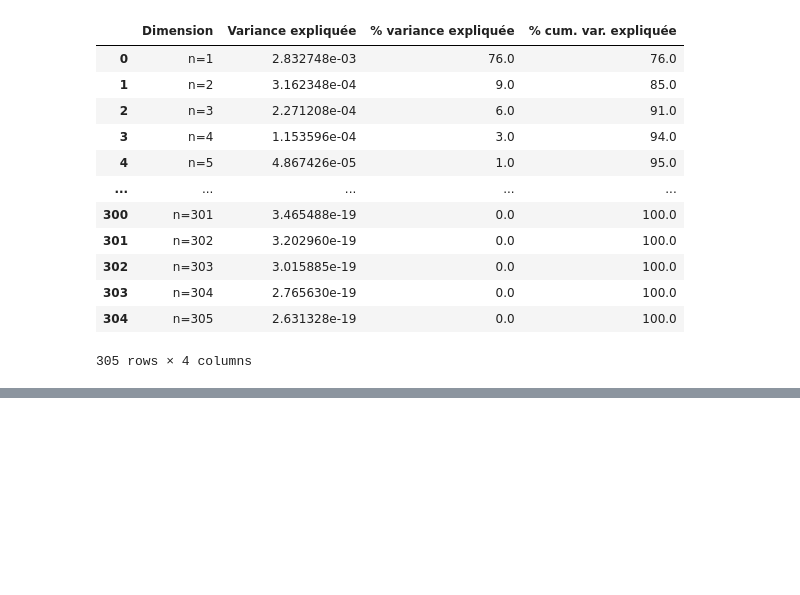
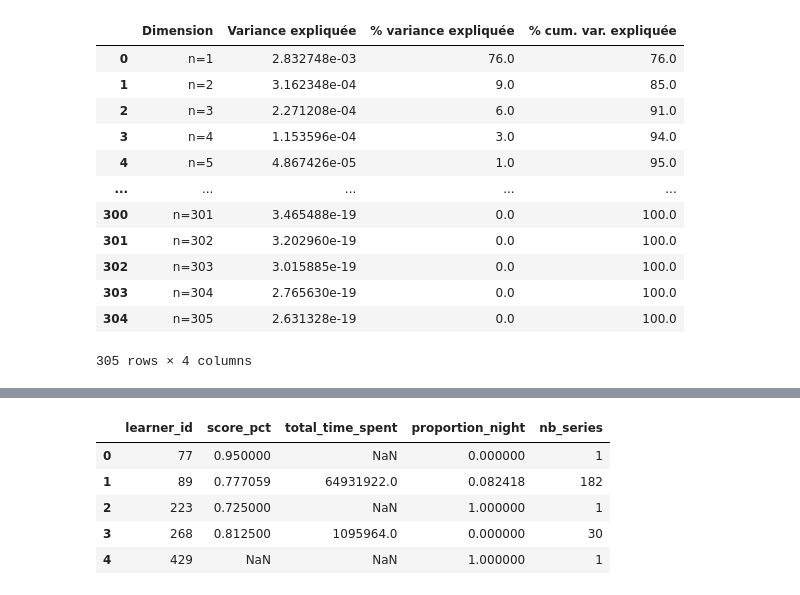
Before and after one commit to Kacimyou/Statapp_Ornikar_ENSAE_2022-2023, a Jupyter notebook: StatApp Dimension_reduction.ipynb, the cells around one changed output, grey strips where cells are left out. Cells and saved outputs as stored; diff of their text form; code cells hidden in the pictures; blank space fills up the shorter version.

```diff
--- a/StatApp Dimension_reduction.ipynb
+++ b/StatApp Dimension_reduction.ipynb
@@ -478,0 +472,19 @@ plt.show()
+# %%
+df_learner_amont = df2.groupby("learner_id")["score_pct"].mean().reset_index()
+# %%
+# Add a new column to the DataFrame with the maximum time difference for each learner_id
+df_learner_amont["total_time_spent"] = df_learner_amont["learner_id"].map(time_spent)
+# %%
+df_learner_amont["proportion_night"] = df_learner_amont["learner_id"].map(proportion)
+# %%
+counts_series = df2.groupby("learner_id").size()
+df_learner_amont["nb_series"]=df_learner_amont["learner_id"].map(counts_series)
+# %%
+df_learner_amont.head()
+# %% [output]
+|  | learner_id | score_pct | total_time_spent | proportion_night | nb_series |
+| 0 | 77 | 0.950000 | NaN | 0.000000 | 1 |
+| 1 | 89 | 0.777059 | 64931922.0 | 0.082418 | 182 |
+| 2 | 223 | 0.725000 | NaN | 1.000000 | 1 |
+| 3 | 268 | 0.812500 | 1095964.0 | 0.000000 | 30 |
+| 4 | 429 | NaN | NaN | 1.000000 | 1 |
```
Also changed, not shown: parts of 25 cells of this notebook.
